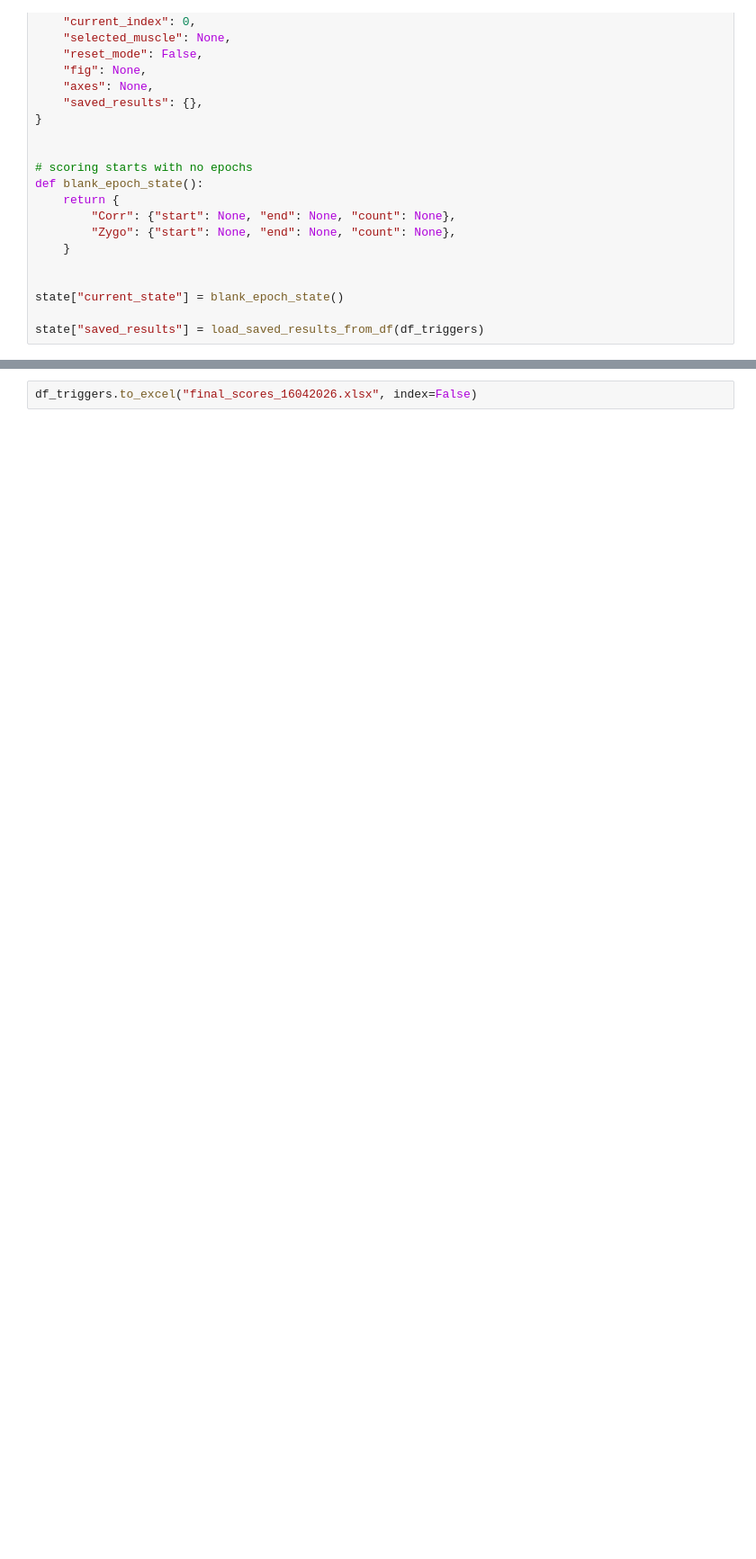
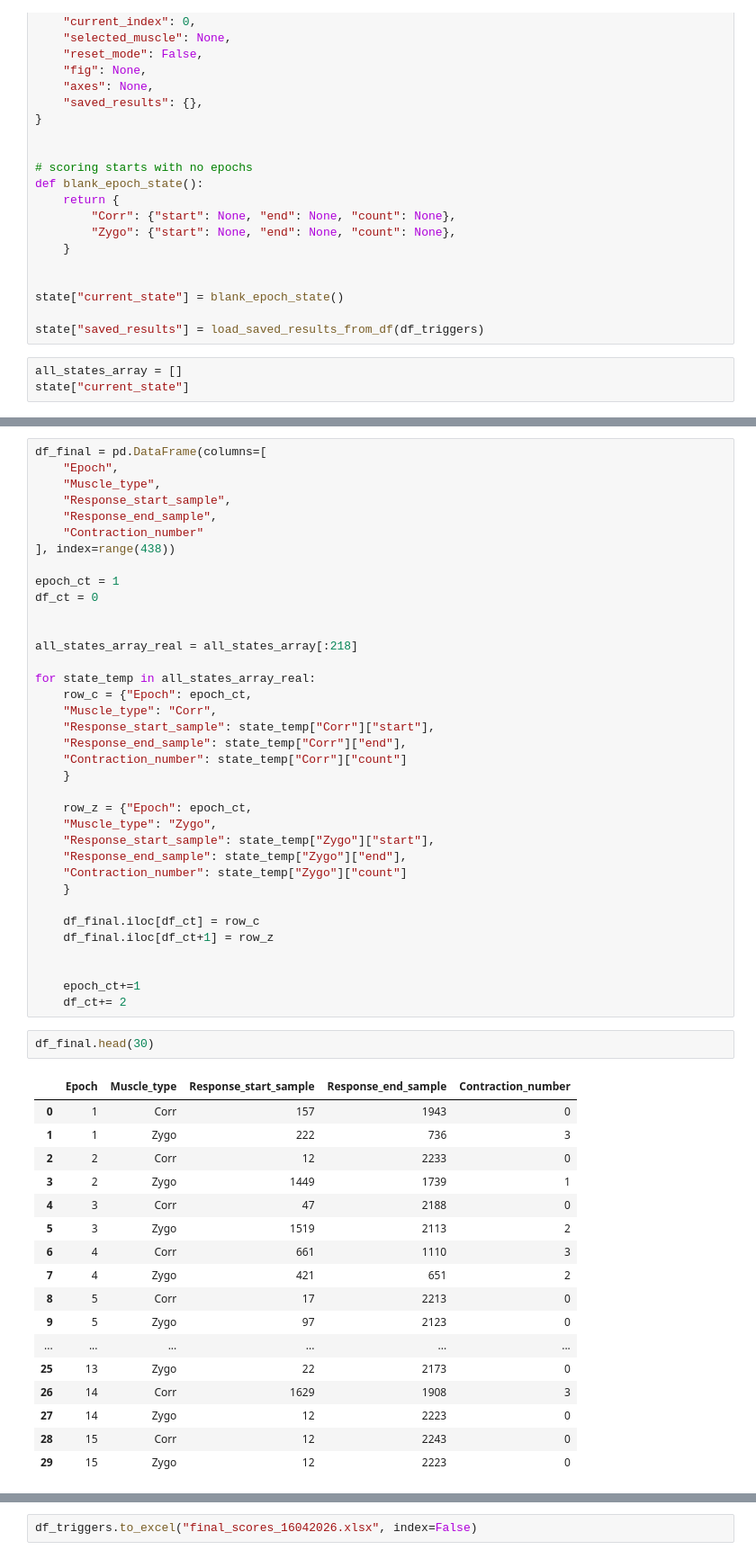
Before and after one commit to zeynoozkaya/SoundSleep, a Jupyter notebook: rescore_epochs.ipynb, the cells around one changed output, grey strips where cells are left out. Shown at 90% size. Cells and saved outputs as stored; diff of their text form; blank space fills up the shorter version.

```diff
--- a/rescore_epochs.ipynb
+++ b/rescore_epochs.ipynb
@@ -242,6 +242,9 @@ def blank_epoch_state():
 state["current_state"] = blank_epoch_state()
 
 state["saved_results"] = load_saved_results_from_df(df_triggers)
+# %%
+all_states_array = []
+state["current_state"]
 # %%
 # GUI
 frq = 250
@@ -554,0 +564,56 @@ KeyboardInterrupt:
+# %%
+df_final = pd.DataFrame(columns=[
+    "Epoch",
+    "Muscle_type",
+    "Response_start_sample",
+    "Response_end_sample",
+    "Contraction_number"
+], index=range(438))
+
+epoch_ct = 1
+df_ct = 0
+
+
+all_states_array_real = all_states_array[:218]
+
+for state_temp in all_states_array_real:
+    row_c = {"Epoch": epoch_ct,
+    "Muscle_type": "Corr",
+    "Response_start_sample": state_temp["Corr"]["start"],
+    "Response_end_sample": state_temp["Corr"]["end"],
+    "Contraction_number": state_temp["Corr"]["count"]
+    }
+
+    row_z = {"Epoch": epoch_ct,
+    "Muscle_type": "Zygo",
+    "Response_start_sample": state_temp["Zygo"]["start"],
+    "Response_end_sample": state_temp["Zygo"]["end"],
+    "Contraction_number": state_temp["Zygo"]["count"]
+    }
+
+    df_final.iloc[df_ct] = row_c
+    df_final.iloc[df_ct+1] = row_z
+
+
+    epoch_ct+=1
+    df_ct+= 2
+# %%
+df_final.head(30)
+# %% [output]
+|  | Epoch | Muscle_type | Response_start_sample | Response_end_sample | Contraction_number |
+| 0 | 1 | Corr | 157 | 1943 | 0 |
+| 1 | 1 | Zygo | 222 | 736 | 3 |
+| 2 | 2 | Corr | 12 | 2233 | 0 |
+| 3 | 2 | Zygo | 1449 | 1739 | 1 |
+| 4 | 3 | Corr | 47 | 2188 | 0 |
+| 5 | 3 | Zygo | 1519 | 2113 | 2 |
+| 6 | 4 | Corr | 661 | 1110 | 3 |
+| 7 | 4 | Zygo | 421 | 651 | 2 |
+| 8 | 5 | Corr | 17 | 2213 | 0 |
+| 9 | 5 | Zygo | 97 | 2123 | 0 |
+| ... | ... | ... | ... | ... | ... |
+| 25 | 13 | Zygo | 22 | 2173 | 0 |
+| 26 | 14 | Corr | 1629 | 1908 | 3 |
+| 27 | 14 | Zygo | 12 | 2223 | 0 |
+| 28 | 15 | Corr | 12 | 2243 | 0 |
+| 29 | 15 | Zygo | 12 | 2223 | 0 |
```
Also changed, not shown: parts of 4 cells of this notebook.
